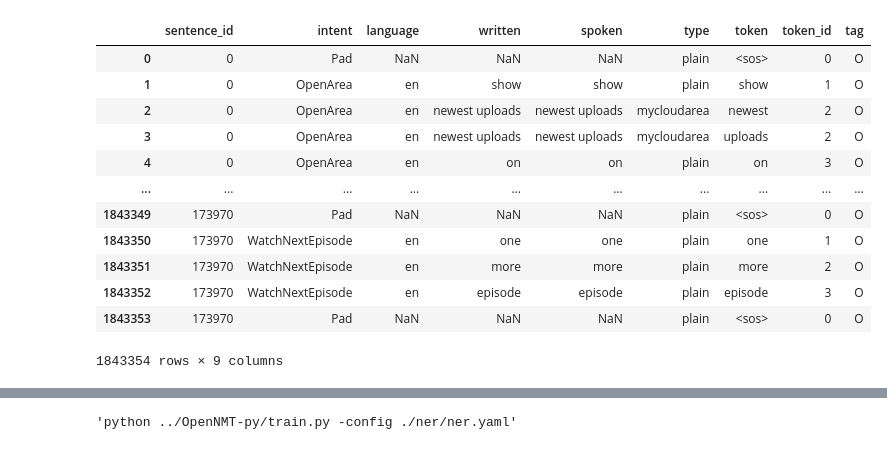
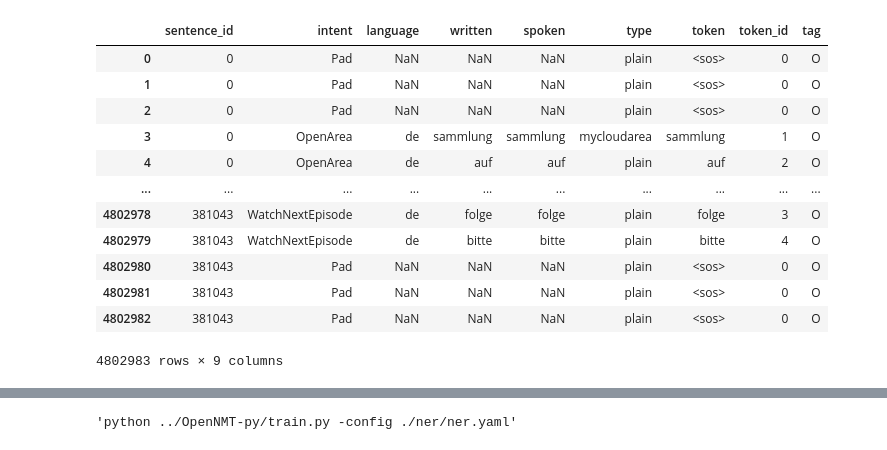
Before and after one commit to sting1000/generator, a Jupyter notebook: ner.ipynb, the cells around one changed output, grey strips where cells are left out. Drawn from its saved outputs; the diff is of its cells as text; code cells hidden in the pictures.

```diff
--- a/ner.ipynb
+++ b/ner.ipynb
@@ -1,35 +1,35 @@
 # %%
 import pandas as pd
 import numpy as np
 import os
 import pickle
 from tqdm import tqdm
 import gc
 import xgboost as xgb
 import numpy as np
 import re
 import pandas as pd
 from sklearn.model_selection import train_test_split
 
 out_path = r'.'
-df = pd.read_csv(r'data/bio/all_2.csv', header=None)
+df = pd.read_csv(r'data/bio/de.csv', header=None)
 df.columns = ['sentence_id', 'intent', 'language', 'written', 'spoken','type', 'token', 'token_id', 'tag']
 df.sentence_id = df.sentence_id.astype(int)
 df.token_id.fillna(0, inplace=True)
 df.token.fillna('<sos>', inplace=True)
 df.token_id = df.token_id.astype(int)
 df
 # %% [output]
 |  | sentence_id | intent | language | written | spoken | type | token | token_id | tag |
 | 0 | 0 | Pad | NaN | NaN | NaN | plain | <sos> | 0 | O |
-| 1 | 0 | OpenArea | en | show | show | plain | show | 1 | O |
-| 2 | 0 | OpenArea | en | newest uploads | newest uploads | mycloudarea | newest | 2 | O |
-| 3 | 0 | OpenArea | en | newest uploads | newest uploads | mycloudarea | uploads | 2 | O |
-| 4 | 0 | OpenArea | en | on | on | plain | on | 3 | O |
+| 1 | 0 | Pad | NaN | NaN | NaN | plain | <sos> | 0 | O |
+| 2 | 0 | Pad | NaN | NaN | NaN | plain | <sos> | 0 | O |
+| 3 | 0 | OpenArea | de | sammlung | sammlung | mycloudarea | sammlung | 1 | O |
+| 4 | 0 | OpenArea | de | auf | auf | plain | auf | 2 | O |
 | ... | ... | ... | ... | ... | ... | ... | ... | ... | ... |
-| 1843349 | 173970 | Pad | NaN | NaN | NaN | plain | <sos> | 0 | O |
-| 1843350 | 173970 | WatchNextEpisode | en | one | one | plain | one | 1 | O |
-| 1843351 | 173970 | WatchNextEpisode | en | more | more | plain | more | 2 | O |
-| 1843352 | 173970 | WatchNextEpisode | en | episode | episode | plain | episode | 3 | O |
-| 1843353 | 173970 | Pad | NaN | NaN | NaN | plain | <sos> | 0 | O |
+| 4802978 | 381043 | WatchNextEpisode | de | folge | folge | plain | folge | 3 | O |
+| 4802979 | 381043 | WatchNextEpisode | de | bitte | bitte | plain | bitte | 4 | O |
+| 4802980 | 381043 | Pad | NaN | NaN | NaN | plain | <sos> | 0 | O |
+| 4802981 | 381043 | Pad | NaN | NaN | NaN | plain | <sos> | 0 | O |
+| 4802982 | 381043 | Pad | NaN | NaN | NaN | plain | <sos> | 0 | O |
-1843354 rows × 9 columns
+4802983 rows × 9 columns
```
Also changed, not shown: parts of 33 cells of this notebook, 1 other file.
